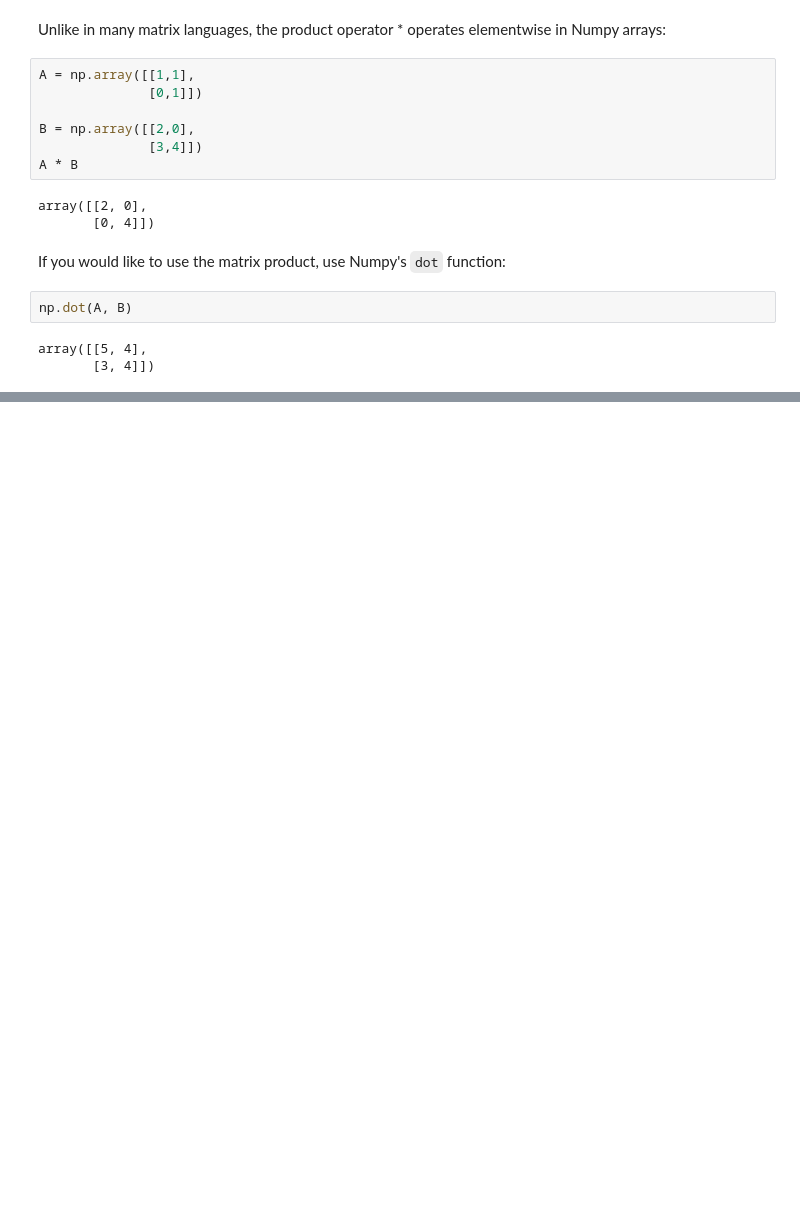
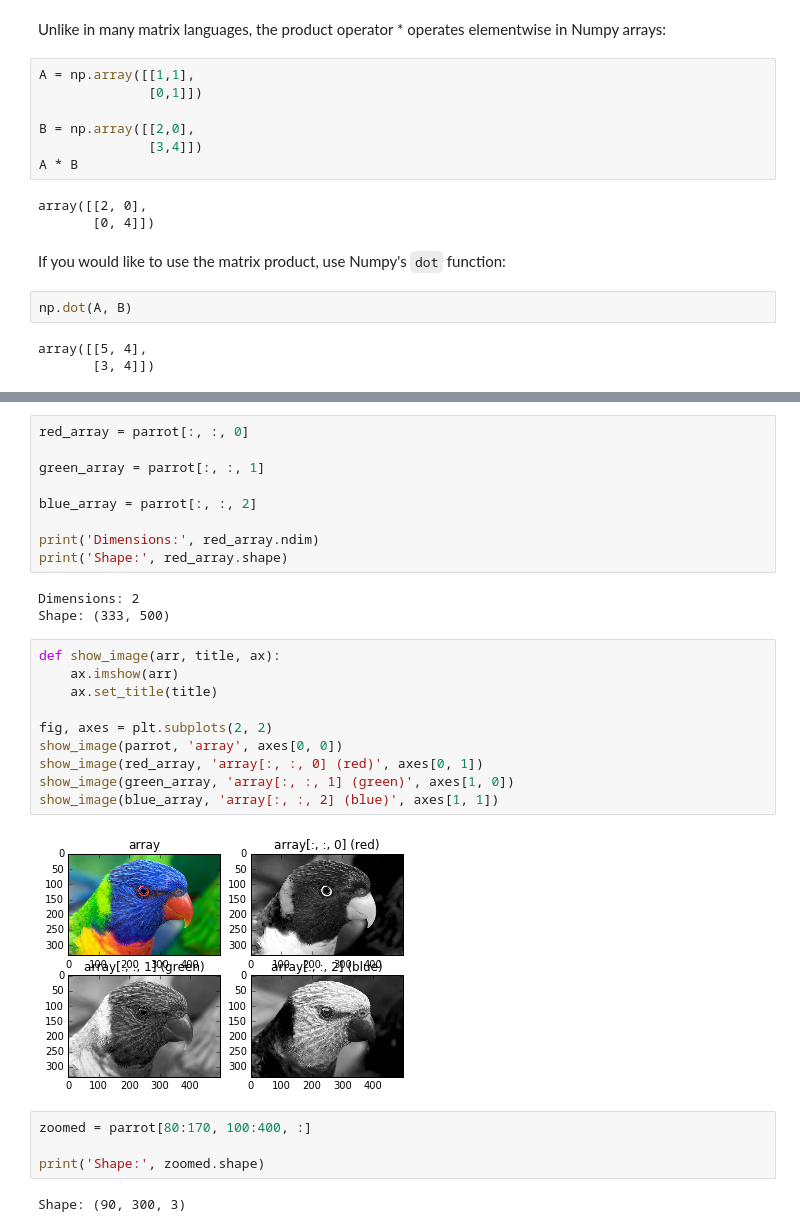
Before and after one commit to AustralianSynchrotron/python-workshop-2016, a Jupyter notebook: 5_Numpy.ipynb, the cells around one changed output, grey strips where cells are left out. Drawn from its saved outputs; the diff is of its cells as text; blank space fills up the shorter version.

```diff
--- a/5_Numpy.ipynb
+++ b/5_Numpy.ipynb
@@ -230,0 +309,30 @@ array([[5, 4],
+# %%
+red_array = parrot[:, :, 0]
+
+green_array = parrot[:, :, 1]
+
+blue_array = parrot[:, :, 2]
+
+print('Dimensions:', red_array.ndim)
+print('Shape:', red_array.shape)
+# %% [output]
+Dimensions: 2
+Shape: (333, 500)
+# %%
+def show_image(arr, title, ax):
+    ax.imshow(arr)
+    ax.set_title(title)
+
+fig, axes = plt.subplots(2, 2)
+show_image(parrot, 'array', axes[0, 0])
+show_image(red_array, 'array[:, :, 0] (red)', axes[0, 1])
+show_image(green_array, 'array[:, :, 1] (green)', axes[1, 0])
+show_image(blue_array, 'array[:, :, 2] (blue)', axes[1, 1])
+# %% [output]
+[figure, added]
+# %%
+zoomed = parrot[80:170, 100:400, :]
+
+print('Shape:', zoomed.shape)
+# %% [output]
+Shape: (90, 300, 3)
```
Also changed, not shown: parts of 40 cells of this notebook, 11 other files.
